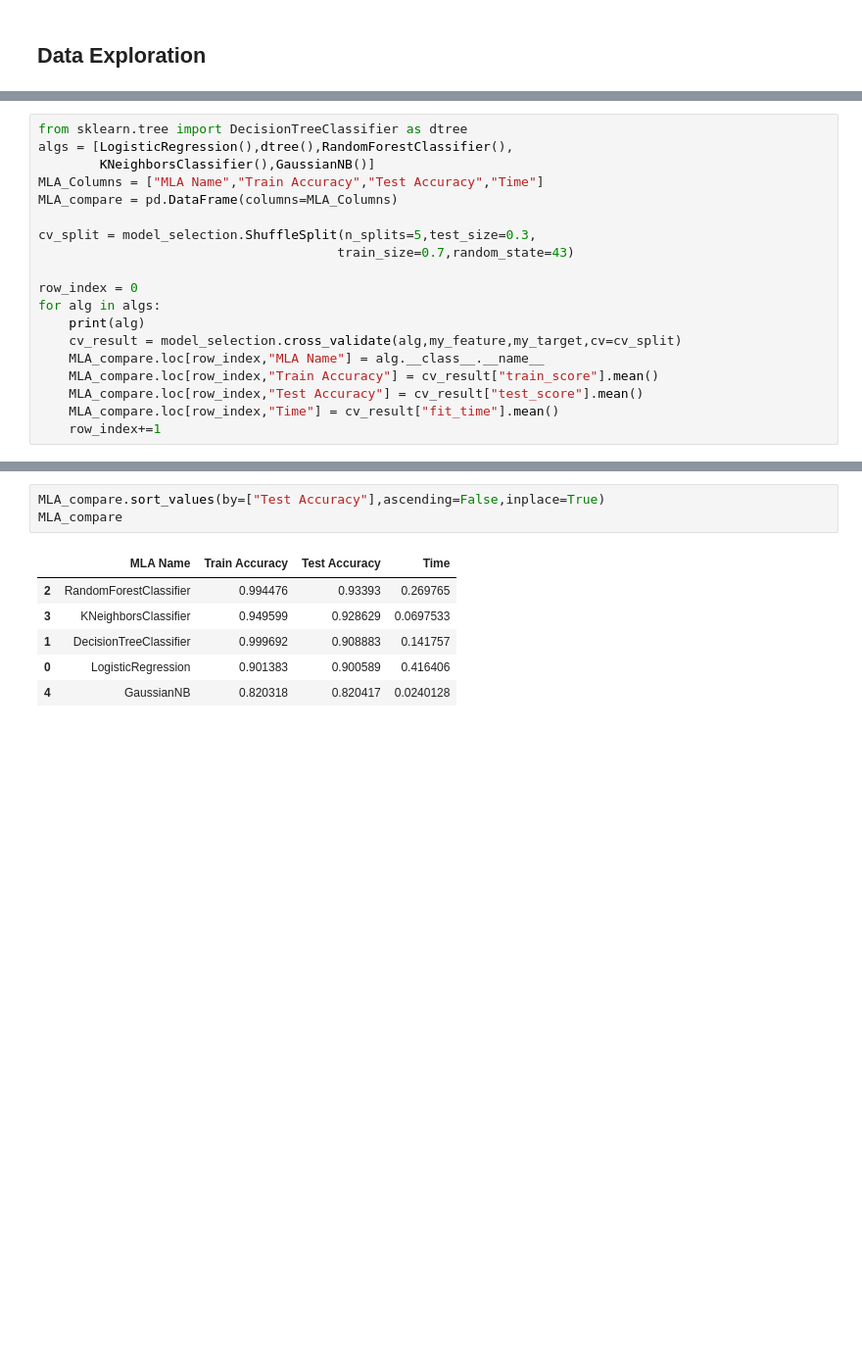
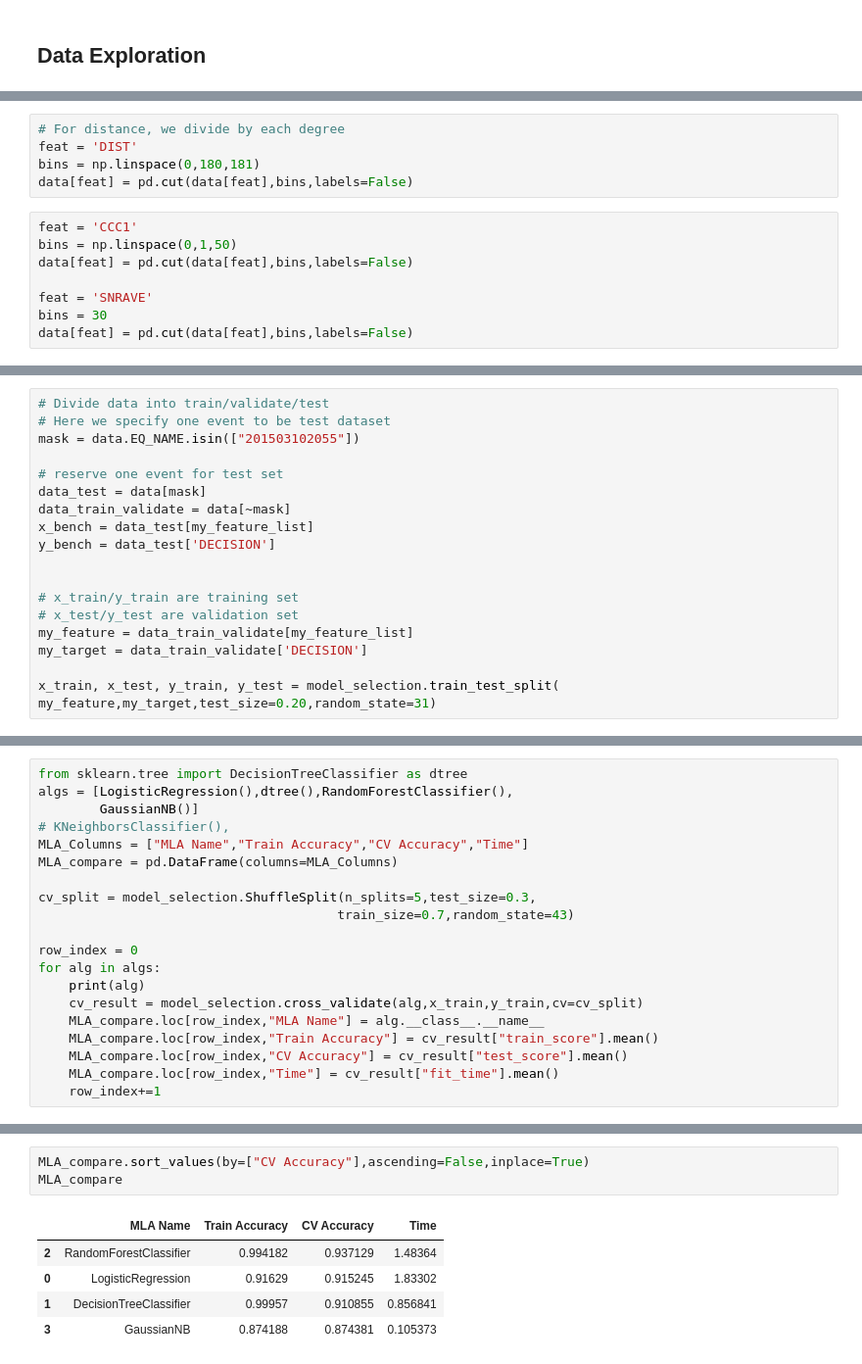
Before and after one commit to Leviyu/EWPredict, a Jupyter notebook: EWPredict_learn.ipynb, the cells around one changed output, grey strips where cells are left out. Shown: that part at 98% size. Cells and saved outputs as stored; diff of their text form; blank space fills up the shorter version.

```diff
--- a/EWPredict_learn.ipynb
+++ b/EWPredict_learn.ipynb
@@ -438,0 +615,13 @@ my_data
+# %%
+# For distance, we divide by each degree
+feat = 'DIST'
+bins = np.linspace(0,180,181)
+data[feat] = pd.cut(data[feat],bins,labels=False)
+# %%
+feat = 'CCC1'
+bins = np.linspace(0,1,50)
+data[feat] = pd.cut(data[feat],bins,labels=False)
+
+feat = 'SNRAVE'
+bins = 30
+data[feat] = pd.cut(data[feat],bins,labels=False)
@@ -439 +683,20 @@ my_data
+# %%
+# Divide data into train/validate/test
+# Here we specify one event to be test dataset
+mask = data.EQ_NAME.isin(["201503102055"])
+
+# reserve one event for test set
+data_test = data[mask]
+data_train_validate = data[~mask]
+x_bench = data_test[my_feature_list]
+y_bench = data_test['DECISION']
+
+
+# x_train/y_train are training set
+# x_test/y_test are validation set
+my_feature = data_train_validate[my_feature_list]
+my_target = data_train_validate['DECISION']
+
+x_train, x_test, y_train, y_test = model_selection.train_test_split(
+my_feature,my_target,test_size=0.20,random_state=31)
 # %%
@@ -531,8 +743,9 @@ Name: DECISION, dtype: int64
 # %%
 from sklearn.tree import DecisionTreeClassifier as dtree
 algs = [LogisticRegression(),dtree(),RandomForestClassifier(),
-        KNeighborsClassifier(),GaussianNB()]
-MLA_Columns = ["MLA Name","Train Accuracy","Test Accuracy","Time"]
+        GaussianNB()]
+# KNeighborsClassifier(),
+MLA_Columns = ["MLA Name","Train Accuracy","CV Accuracy","Time"]
 MLA_compare = pd.DataFrame(columns=MLA_Columns)
 
 cv_split = model_selection.ShuffleSplit(n_splits=5,test_size=0.3,
@@ -541,10 +754,10 @@ cv_split = model_selection.ShuffleSplit(n_splits=5,test_size=0.3,
 row_index = 0
 for alg in algs:
     print(alg)
-    cv_result = model_selection.cross_validate(alg,my_feature,my_target,cv=cv_split)
+    cv_result = model_selection.cross_validate(alg,x_train,y_train,cv=cv_split)
     MLA_compare.loc[row_index,"MLA Name"] = alg.__class__.__name__
     MLA_compare.loc[row_index,"Train Accuracy"] = cv_result["train_score"].mean()
-    MLA_compare.loc[row_index,"Test Accuracy"] = cv_result["test_score"].mean()
+    MLA_compare.loc[row_index,"CV Accuracy"] = cv_result["test_score"].mean()
     MLA_compare.loc[row_index,"Time"] = cv_result["fit_time"].mean()
     row_index+=1
 # %% [output]
@@ -567,14 +781,13 @@ KNeighborsClassifier(algorithm='auto', leaf_size=30, metric='minkowski',
 GaussianNB(priors=None)
 # %%
-MLA_compare.sort_values(by=["Test Accuracy"],ascending=False,inplace=True)
+MLA_compare.sort_values(by=["CV Accuracy"],ascending=False,inplace=True)
 MLA_compare
 # %% [output]
-|  | MLA Name | Train Accuracy | Test Accuracy | Time |
-| 2 | RandomForestClassifier | 0.994476 | 0.93393 | 0.269765 |
-| 3 | KNeighborsClassifier | 0.949599 | 0.928629 | 0.0697533 |
-| 1 | DecisionTreeClassifier | 0.999692 | 0.908883 | 0.141757 |
-| 0 | LogisticRegression | 0.901383 | 0.900589 | 0.416406 |
-| 4 | GaussianNB | 0.820318 | 0.820417 | 0.0240128 |
+|  | MLA Name | Train Accuracy | CV Accuracy | Time |
+| 2 | RandomForestClassifier | 0.994182 | 0.937129 | 1.48364 |
+| 0 | LogisticRegression | 0.91629 | 0.915245 | 1.83302 |
+| 1 | DecisionTreeClassifier | 0.99957 | 0.910855 | 0.856841 |
+| 3 | GaussianNB | 0.874188 | 0.874381 | 0.105373 |
 # %%
 # # Use decision tree to benchmark the dataset to see if decision tree would
 # # be a good model
```
Also changed, not shown: parts of 71 cells of this notebook, 4 other files.
